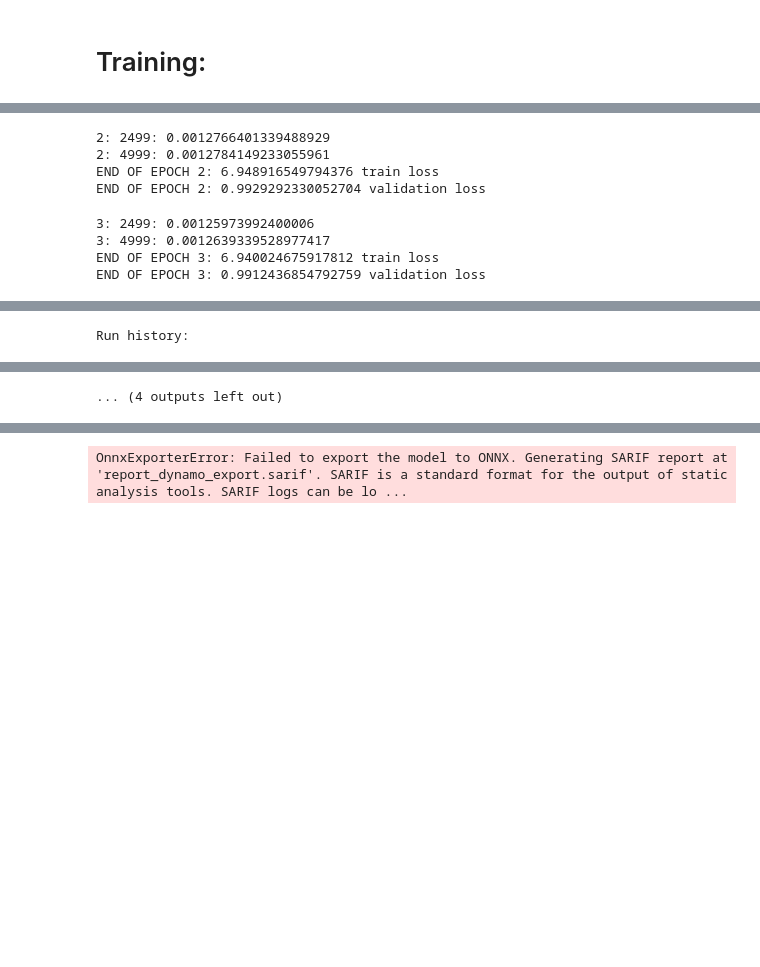
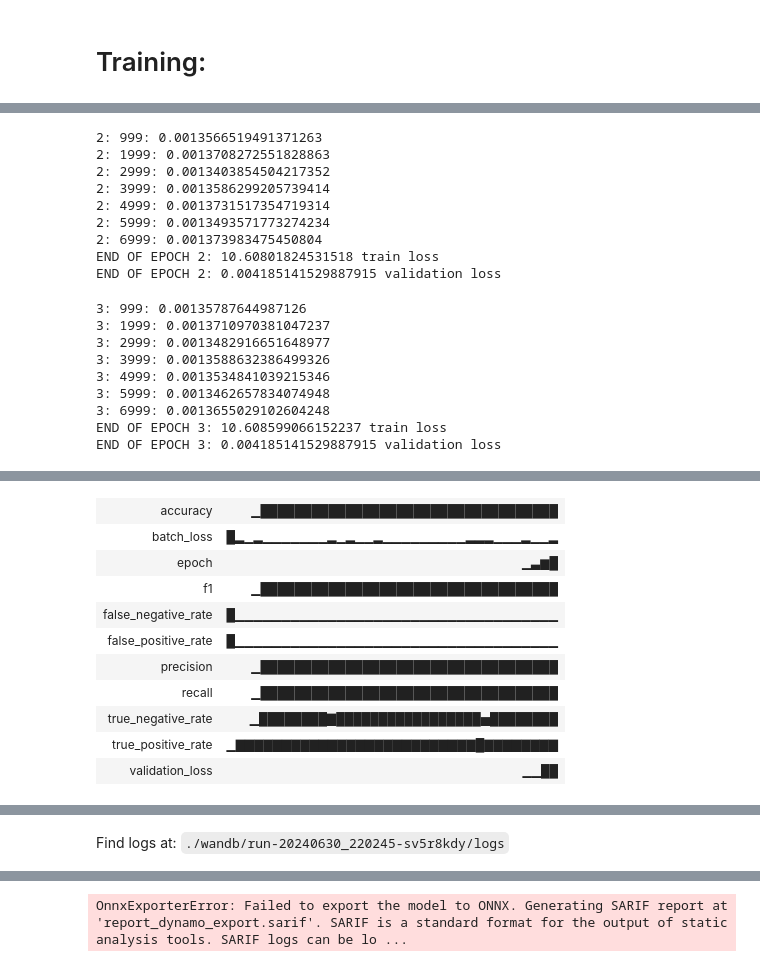
Before and after one commit to JosephCatrambone/tiny_sentence_tokenizer, a Jupyter notebook: training/TrainModel.ipynb, the cells around one changed output, grey strips where cells are left out. Saved outputs shown, nothing was run; the diff lists cells and outputs as text; code cells hidden in the pictures; blank space fills up the shorter version.

Commit message:
Try a handful more things, like adding the suffix context.

```diff
--- a/training/TrainModel.ipynb
+++ b/training/TrainModel.ipynb
@@ -4,11 +4,11 @@ DEVICE = "cuda" if torch.cuda.is_available() else "cpu"
 # %%
 import wandb
 
-LEARNING_RATE = 0.001
+LEARNING_RATE = 0.005
 BATCH_SIZE = 256
 HIDDEN_SIZE = 16
-NUM_EPOCHS = 10
-CONTEXT_SIZE = 24
+NUM_EPOCHS = 4
+CONTEXT_SIZE = 64
 
 EXTRA_MODEL_PARAMS = dict(hidden_size=HIDDEN_SIZE, num_heads=4, embedding_size=32, num_outputs=2)
 
@@ -150,5 +201,6 @@ class BalancedEOSDataset:
 # %%
-ds = BalancedEOSDataset(path_to_sentences="./one_meelyun_sentences.bz2", context_size=CONTEXT_SIZE)
+ds = BalancedEOSDataset("./one_meelyun_sentences.bz2", context_size=CONTEXT_SIZE)
+#ds = BalancedEOSDataset(ds.sentences, context_size=CONTEXT_SIZE)
 # %%
 print(ds[0])
 print(ds[5001])
@@ -286,14 +400,17 @@ loss_fn = nn.CrossEntropyLoss()
 # %%
 from torch.utils.data import DataLoader
 total_examples = len(ds)  # Hack -- dunno the total example count.
-train_size = int(total_examples*0.7)
-validation_size = int(total_examples*0.1)
-test_size = total_examples - (train_size + validation_size)
-train_ds, validate_ds, test_ds = torch.utils.data.random_split(ds, [train_size, validation_size, test_size])
+train_size = int(total_examples*0.9)
+validation_size = int(total_examples - train_size)
+#test_size = total_examples - (train_size + validation_size)
+#train_ds, validate_ds, test_ds = torch.utils.data.random_split(ds, [train_size, validation_size, test_size])
+#train_ds, validate_ds = torch.utils.data.random_split(ds, [train_size, validation_size])
 # %%
-train_dataloader = DataLoader(train_ds, batch_size=BATCH_SIZE, shuffle=True)
-validate_dataloader = DataLoader(validate_ds, batch_size=BATCH_SIZE)
-test_dataloader = DataLoader(test_ds, batch_size=BATCH_SIZE)
+#train_dataloader = DataLoader(train_ds, batch_size=BATCH_SIZE, shuffle=True)
+train_dataloader = DataLoader(ds, batch_size=BATCH_SIZE, shuffle=True)
+#validate_dataloader = DataLoader(validate_ds, batch_size=BATCH_SIZE)
+validate_dataloader = DataLoader(validate_ds, batch_size=BATCH_SIZE)  # Note this is defined in the data at the top.
+#test_dataloader = DataLoader(test_ds, batch_size=BATCH_SIZE)
 # %%
 def compute_tpr_fpr_tnr_fnr(predictions_logits, ground_truth_labels):
     # Assume predictions are a tensor of shape [batch, 2], same with ground truth.
@@ -377,16 +494,23 @@ for epoch in trange(NUM_EPOCHS):
         fnr += batch_fn
         if batch_idx % 100 == 0:
             rate = tpr+tnr+fpr+fnr
+            precision = tpr/float(tpr+fpr)
+            recall = tpr/float(tpr+fnr)
+            f1 = (2*precision*recall)/(precision + recall)
             wandb.log({
+            #noop = dict(foo={
                 "batch_loss": per_example_loss,
                 "false_positive_rate": fpr/rate,
                 "true_positive_rate": tpr/rate,
                 "false_negative_rate": fnr/rate,
                 "true_negative_rate": tnr/rate,
-                "positives_seen": positives_seen,
+                "precision": precision,
+                "recall": recall,
+                "f1": f1,
+                "accuracy": (tpr+tnr)/rate
             }, commit=(batch_idx%1000)==0)
             tpr, tnr, fpr, fnr = 0, 0, 0, 0
-        if (batch_idx+1) % 2500 == 0:
+        if (batch_idx+1) % 1000 == 0:
             print(f"{epoch}: {batch_idx}: {running_train_loss}")
     print(f"END OF EPOCH {epoch}: {total_train_loss} train loss")
     model.eval()
@@ -395,7 +519,7 @@ for epoch in trange(NUM_EPOCHS):
         out = run_inference(model, pre, suf)
         loss = loss_fn(out, label)
         validation_loss += loss.item()/BATCH_SIZE
-    wandb.log({"validation_loss": validation_loss})
+    wandb.log({"epoch": epoch, "validation_loss": validation_loss})
     print(f"END OF EPOCH {epoch}: {validation_loss} validation loss")
     torch.save(model, f"checkpoint_epoch_{epoch}.pt")
     if validation_loss < lowest_loss:
@@ -415,8 +549,18 @@ END OF EPOCH 1: 0.9949951990274712 validation loss
-2: 2499: 0.0012766401339488929
-2: 4999: 0.0012784149233055961
-END OF EPOCH 2: 6.948916549794376 train loss
-END OF EPOCH 2: 0.9929292330052704 validation loss
+2: 999: 0.0013566519491371263
+2: 1999: 0.0013708272551828863
+2: 2999: 0.0013403854504217352
+2: 3999: 0.0013586299205739414
+2: 4999: 0.0013731517354719314
+2: 5999: 0.0013493571773274234
+2: 6999: 0.001373983475450804
+END OF EPOCH 2: 10.60801824531518 train loss
+END OF EPOCH 2: 0.004185141529887915 validation loss
-3: 2499: 0.00125973992400006
-3: 4999: 0.0012639339528977417
-END OF EPOCH 3: 6.940024675917812 train loss
-END OF EPOCH 3: 0.9912436854792759 validation loss
+3: 999: 0.00135787644987126
+3: 1999: 0.0013710970381047237
+3: 2999: 0.0013482916651648977
+3: 3999: 0.0013588632386499326
+3: 4999: 0.0013534841039215346
+3: 5999: 0.0013462657834074948
+3: 6999: 0.0013655029102604248
+END OF EPOCH 3: 10.608599066152237 train loss
+END OF EPOCH 3: 0.004185141529887915 validation loss
@@ -426,0 +568,11 @@ END OF EPOCH 4: 0.9907174380496144 validation loss
+| accuracy | ▁███████████████████████████████████ |
+| batch_loss | █▂▁▂▁▁▁▁▁▁▁▂▁▂▁▁▂▁▁▁▁▁▁▁▁▁▂▂▂▁▁▁▂▁▁▂ |
+| epoch | ▁▃▆█ |
+| f1 | ▁███████████████████████████████████ |
+| false_negative_rate | █▁▁▁▁▁▁▁▁▁▁▁▁▁▁▁▁▁▁▁▁▁▁▁▁▁▁▁▁▁▁▁▁▁▁▁ |
+| false_positive_rate | █▁▁▁▁▁▁▁▁▁▁▁▁▁▁▁▁▁▁▁▁▁▁▁▁▁▁▁▁▁▁▁▁▁▁▁ |
+| precision | ▁███████████████████████████████████ |
+| recall | ▁███████████████████████████████████ |
+| true_negative_rate | ▁████████▇█████████████████▅████████ |
+| true_positive_rate | ▁▇▇▇▇▇▇▇▇▇▇▇▇▇▇▇▇▇▇▇▇▇▇▇▇▇▇█▇▇▇▇▇▇▇▇ |
+| validation_loss | ▁▁██ |
@@ -447 +579,0 @@ END OF EPOCH 9: 0.9894104808336124 validation loss
-Run history:
@@ -455 +579,0 @@ Run history:
-... (4 outputs left out)
@@ -456,3 +594,4 @@ Run history:
+Find logs at: ./wandb/run-20240630_220245-sv5r8kdy/logs
 # %% [markdown]
 Lifted from https://damdid2022.frccsc.ru/files/article/DAMDID_2022_paper_2646.pdf
 Zavyalova, Martynyuk, and Samarev
```
Also changed, not shown: parts of 12 cells of this notebook.
